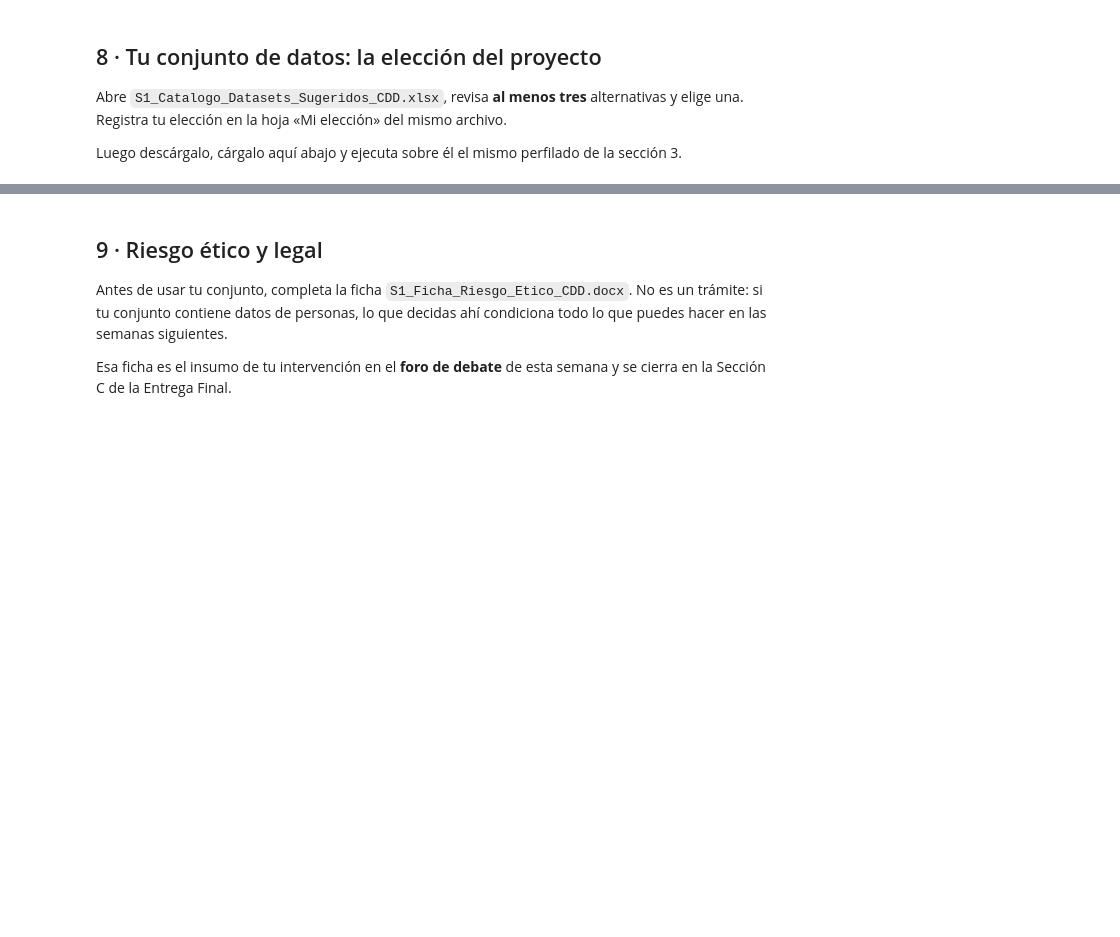
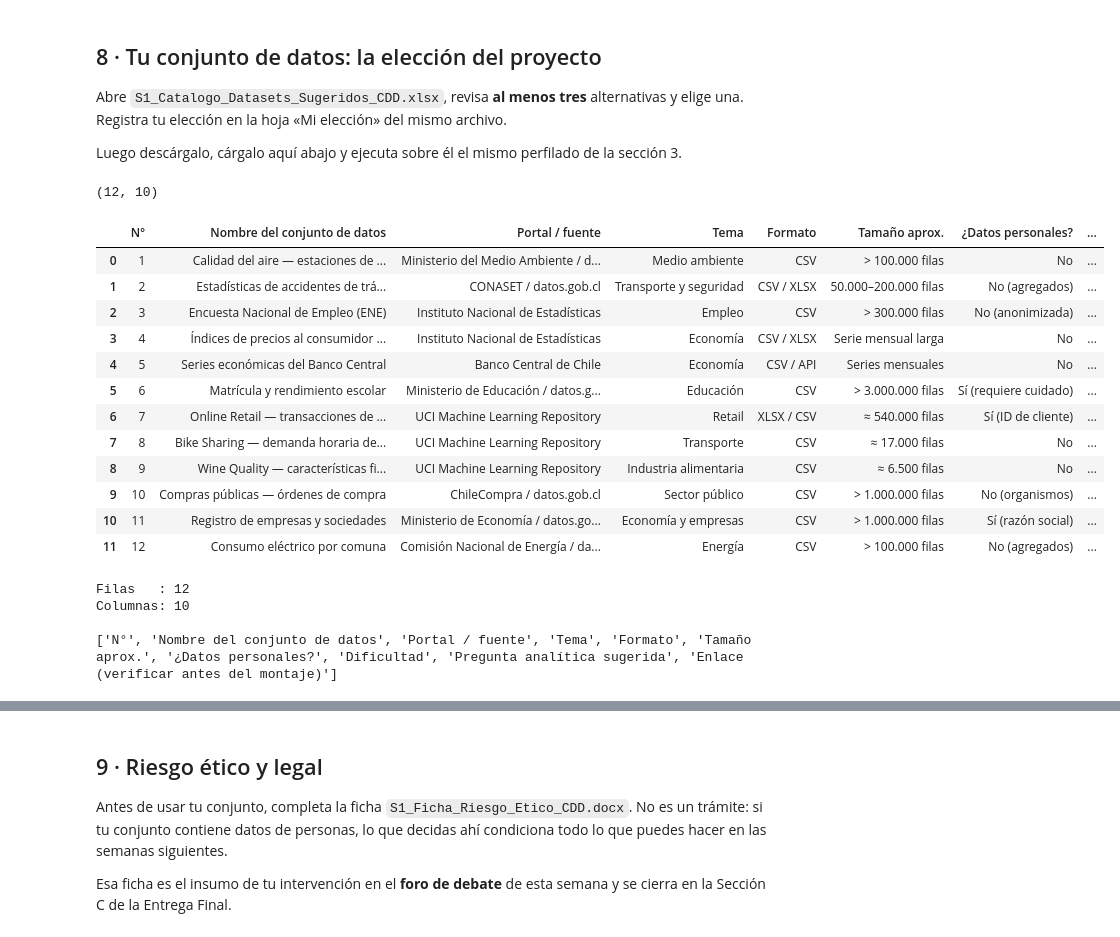
Before and after one commit to rgonzalezp-ucsc/Ciencia-de-Datos_UCSC_Rodrigo_G, a Jupyter notebook: 2_S1_Notebook_Base_CDD_GONZALEZ_RODRIGO.ipynb, the cells around one changed output, grey strips where cells are left out. Saved outputs shown, nothing was run; the diff lists cells and outputs as text; code cells hidden in the pictures; blank space fills up the shorter version.

```diff
--- a/2_S1_Notebook_Base_CDD_GONZALEZ_RODRIGO.ipynb
+++ b/2_S1_Notebook_Base_CDD_GONZALEZ_RODRIGO.ipynb
@@ -549,2 +547,41 @@ Luego descárgalo, cárgalo aquí abajo y ejecuta sobre él el mismo perfilado d
+# %%
+import os
+import pandas as pd
+
+archivo = '/content/S1_Catalogo_Datasets_Sugeridos_CDD.xlsx'
+
+mi_dataset = pd.read_excel(archivo, header=4)
+
+mi_dataset = mi_dataset[
+    pd.to_numeric(mi_dataset['N°'], errors='coerce').notna()
+].copy()
+
+print(mi_dataset.shape)
+display(mi_dataset.head(30))
+# %% [output]
+(12, 10)
+|  | N° | Nombre del conjunto de datos | Portal / fuente | Tema | Formato | Tamaño aprox. | ¿Datos personales? | ... |
+| 0 | 1 | Calidad del aire — estaciones de ... | Ministerio del Medio Ambiente / d... | Medio ambiente | CSV | > 100.000 filas | No | ... |
+| 1 | 2 | Estadísticas de accidentes de trá... | CONASET / datos.gob.cl | Transporte y seguridad | CSV / XLSX | 50.000–200.000 filas | No (agregados) | ... |
+| 2 | 3 | Encuesta Nacional de Empleo (ENE) | Instituto Nacional de Estadísticas | Empleo | CSV | > 300.000 filas | No (anonimizada) | ... |
+| 3 | 4 | Índices de precios al consumidor ... | Instituto Nacional de Estadísticas | Economía | CSV / XLSX | Serie mensual larga | No | ... |
+| 4 | 5 | Series económicas del Banco Central | Banco Central de Chile | Economía | CSV / API | Series mensuales | No | ... |
+| 5 | 6 | Matrícula y rendimiento escolar | Ministerio de Educación / datos.g... | Educación | CSV | > 3.000.000 filas | Sí (requiere cuidado) | ... |
+| 6 | 7 | Online Retail — transacciones de ... | UCI Machine Learning Repository | Retail | XLSX / CSV | ≈ 540.000 filas | Sí (ID de cliente) | ... |
+| 7 | 8 | Bike Sharing — demanda horaria de... | UCI Machine Learning Repository | Transporte | CSV | ≈ 17.000 filas | No | ... |
+| 8 | 9 | Wine Quality — características fi... | UCI Machine Learning Repository | Industria alimentaria | CSV | ≈ 6.500 filas | No | ... |
+| 9 | 10 | Compras públicas — órdenes de compra | ChileCompra / datos.gob.cl | Sector público | CSV | > 1.000.000 filas | No (organismos) | ... |
+| 10 | 11 | Registro de empresas y sociedades | Ministerio de Economía / datos.go... | Economía y empresas | CSV | > 1.000.000 filas | Sí (razón social) | ... |
+| 11 | 12 | Consumo eléctrico por comuna | Comisión Nacional de Energía / da... | Energía | CSV | > 100.000 filas | No (agregados) | ... |
 # %%
 # Perfilado de tu conjunto: repite aquí las cuatro celdas de la sección 3
+# a) Dimensiones y nombres de columna
+print('Filas   :', mi_dataset.shape[0])
+print('Columnas:', mi_dataset.shape[1])
+print()
+print(mi_dataset.columns.tolist())
+# %% [output]
+Filas   : 12
+Columnas: 10
+
+['N°', 'Nombre del conjunto de datos', 'Portal / fuente', 'Tema', 'Formato', 'Tamaño aprox.', '¿Datos personales?', 'Dificultad', 'Pregunta analítica sugerida', 'Enlace (verificar antes del montaje)']
```
Also changed, not shown: parts of 4 cells of this notebook.
